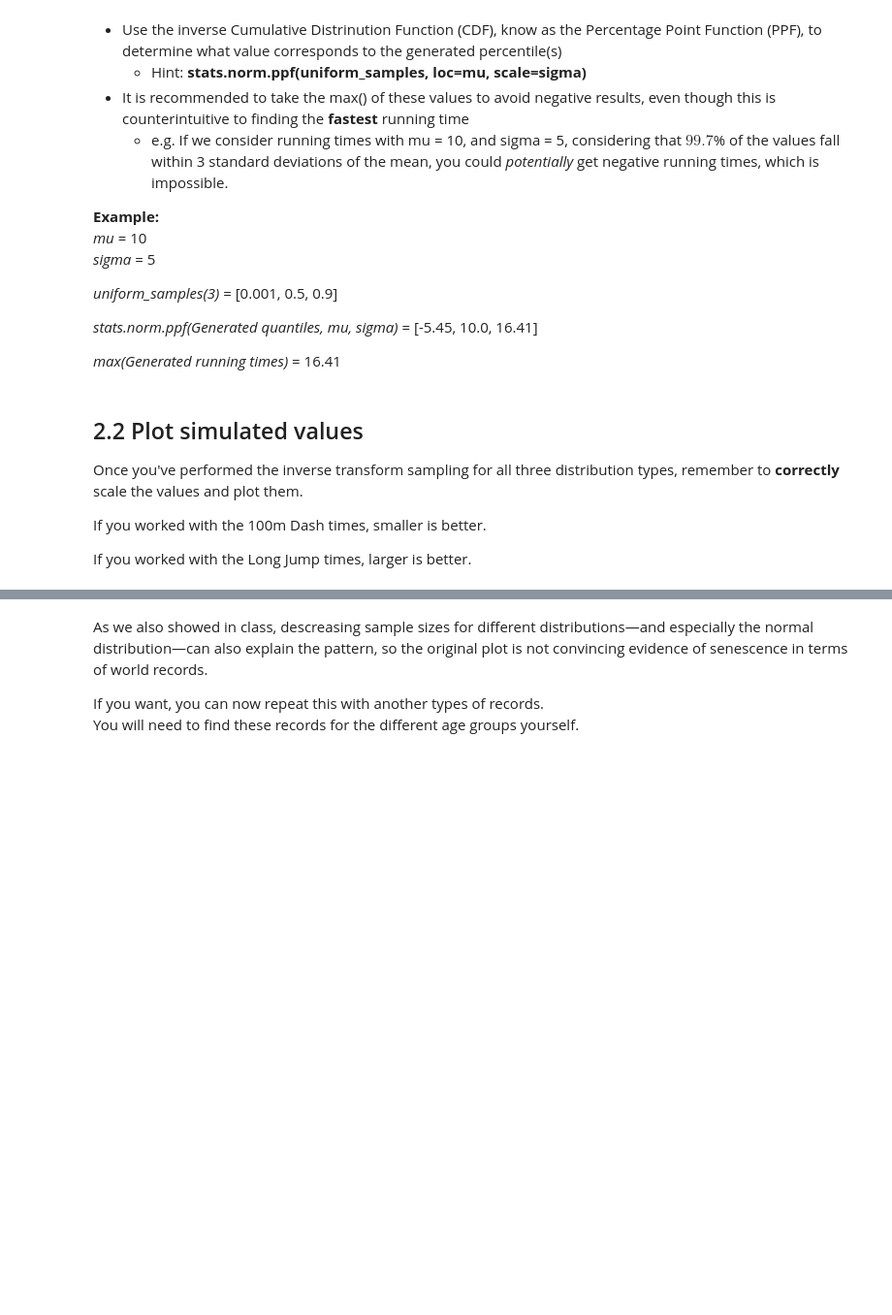
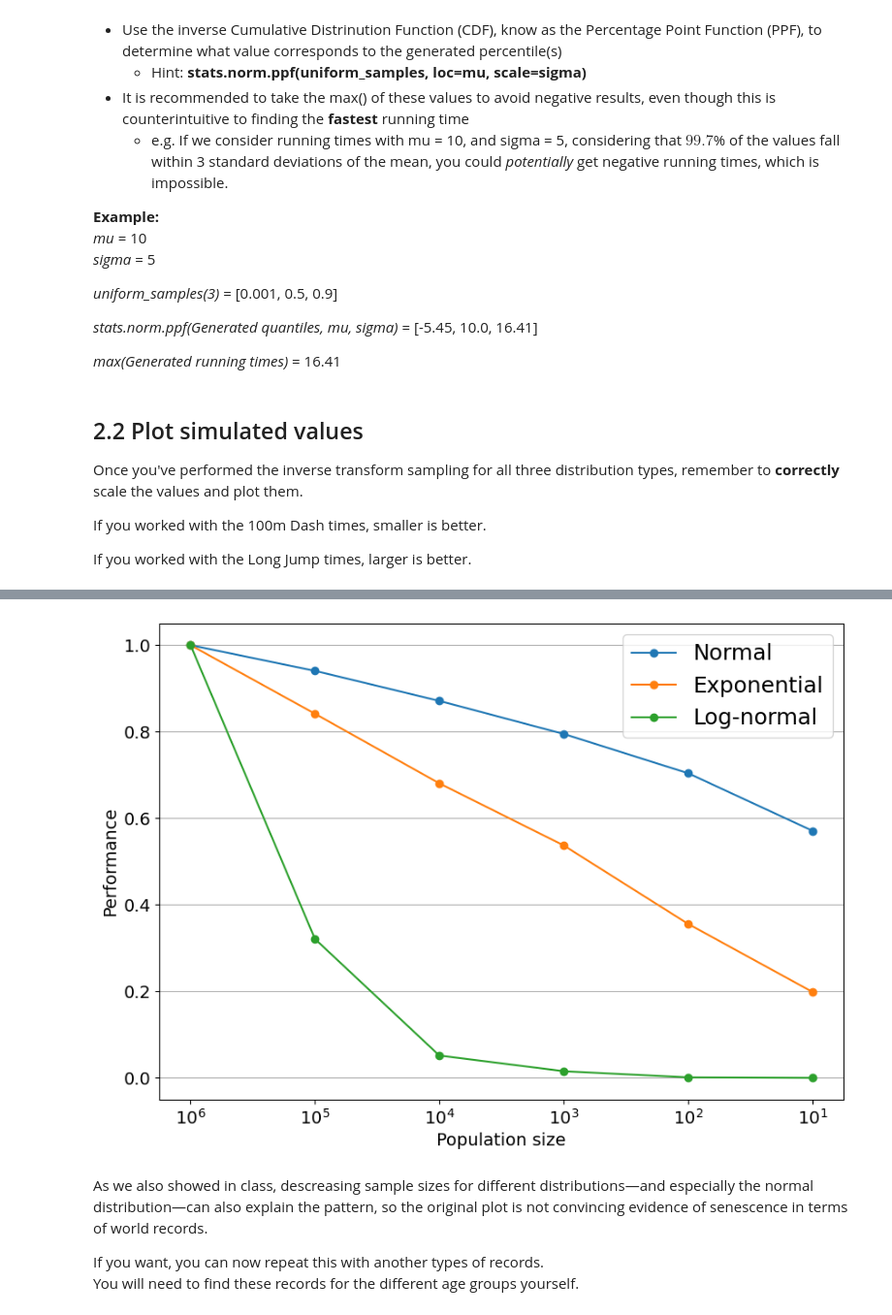
Before and after one commit to PeterAmdi/RoDS-2026, a Jupyter notebook: exercises_02/1 - Multiple hypotheses v2.ipynb, the cells around one changed output, grey strips where cells are left out. Shown at 97% size. Cells and saved outputs as stored; diff of their text form; code cells hidden in the pictures; blank space fills up the shorter version.

```diff
--- a/exercises_02/1 - Multiple hypotheses v2.ipynb
+++ b/exercises_02/1 - Multiple hypotheses v2.ipynb
@@ -188,3 +182,69 @@ plt.grid(axis = 'y')
+# %%
+from scipy import stats
+
+# Repeat for the other distribution types.
+def inverse_transform_sampling_exponential(populations, mu, sigma, n_repeats=100):
+    samples = []
+    # Fit exponential: scipy's expon uses loc and scale (scale = 1/lambda)
+    loc, scale = stats.expon.fit(records_100_scaled, floc=0)
+
+    for population_size in populations:
+        repeat_means = []
+        for _ in range(n_repeats):
+            uniform_samples = np.random.uniform(0, 1, population_size)
+            exp_samples = stats.expon.ppf(uniform_samples, loc=loc, scale=scale)
+            repeat_means.append(np.max(exp_samples))
+        samples.append(np.mean(repeat_means))
+
+    return samples
+
+def inverse_transform_sampling_lognormal(populations, mu, sigma, n_repeats=100):
+    samples = []
+    # Shift data to avoid 0.0, since lognormal requires strictly positive values
+    epsilon = 1e-6
+    shifted_data = records_100_scaled + epsilon
+    shape, loc, scale = stats.lognorm.fit(shifted_data, floc=0)
+
+    for population_size in populations:
+        repeat_means = []
+        for _ in range(n_repeats):
+            uniform_samples = np.random.uniform(0, 1, population_size)
+            lognorm_samples = stats.lognorm.ppf(uniform_samples, shape, loc=loc, scale=scale)
+            repeat_means.append(np.max(lognorm_samples))
+        samples.append(np.mean(repeat_means))
+
+    return samples
+
+records_lognormal = inverse_transform_sampling_lognormal(populations, mu, sigma)
+
+records_exponential = inverse_transform_sampling_exponential(populations, mu, sigma)
+records_lognormal = inverse_transform_sampling_lognormal(populations, mu, sigma)
+
+# Scale the data so that the largest population's record = 1.0,
+# making all three distributions comparable on the same axis.
+y_normal      = np.array(records_normal)      / max(records_normal)
+y_exponential = np.array(records_exponential) / max(records_exponential)
+y_lognormal   = np.array(records_lognormal)   / max(records_lognormal)
+
+# Generate the plot.
+x = [i+1 for i in range(len(populations))]
+x_axis = [f"$10^{i}$" for i in x[::-1]]
+
+plt.figure(figsize=(10, 7))
+
+plt.plot(x, y_normal,      marker='o', label='Normal')
+plt.plot(x, y_exponential, marker='o', label='Exponential')
+plt.plot(x, y_lognormal,   marker='o', label='Log-normal')
+
+plt.legend(fontsize=18)
+plt.xlabel('Population size', fontsize=14)
+plt.ylabel('Performance', fontsize=14)
+plt.xticks(x, x_axis, fontsize=14)
+plt.yticks(np.arange(0, 1.2, 0.2), fontsize=14)
+plt.grid(axis='y')
+plt.show()
+# %% [output]
+[figure, added]
 # %% [markdown]
 As we also showed in class, descreasing sample sizes for different distributions—and especially the normal distribution—can also explain the pattern, so the original plot is not convincing evidence of senescence in terms of world records.
 
```
Also changed, not shown: parts of 5 cells of this notebook.
